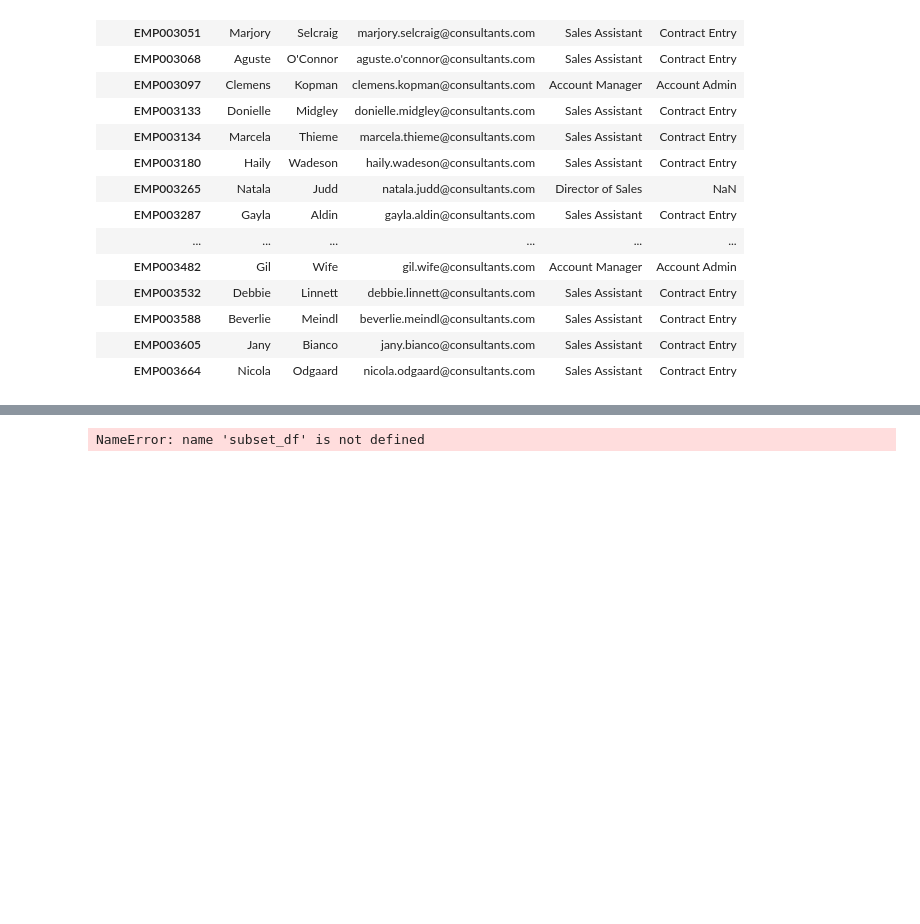
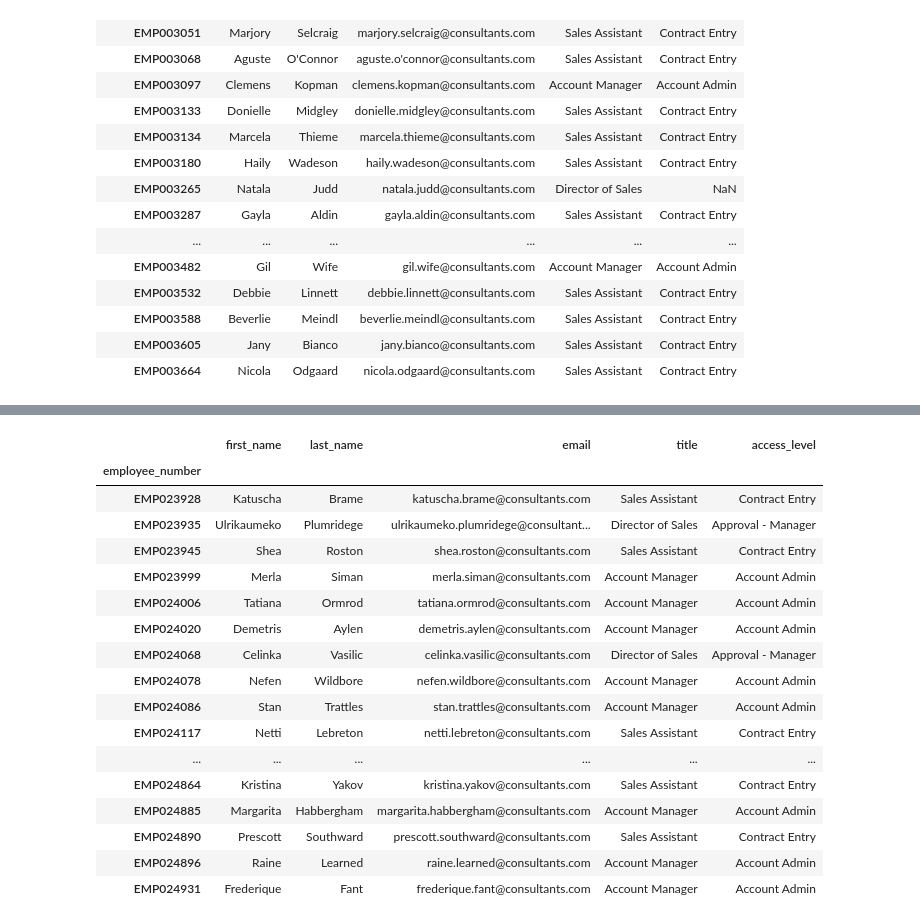
Before and after one commit to jn1063/User_access_logs, a Jupyter notebook: User Access Logs.ipynb, the cells around one changed output, grey strips where cells are left out. Drawn from its saved outputs; the diff is of its cells as text; code cells hidden in the pictures; blank space fills up the shorter version.

Commit message:
NaN fixed for all 3 level

```diff
--- a/User Access Logs.ipynb
+++ b/User Access Logs.ipynb
@@ -83,8 +98,28 @@ df_system_access
-# %%
-subset_df.loc[subset_df['title'] == 'Account Manager', 'access_level'] = 'Account Admin'
-subset_df.tail()
-# %% [output]
-NameError: name 'subset_df' is not defined
+# %%
+df.loc[df['title'] == 'Director of Sales', 'access_level'] = 'Approval - Manager'
+df.loc[df['title'] == 'Account Manager', 'access_level'] = 'Account Admin'
+df.loc[df['title'] == 'Sales Assistant', 'access_level'] = 'Contract Entry'
+
+df.tail(50)
+# %% [output]
+|  | first_name | last_name | email | title | access_level |
+| employee_number |  |  |  |  |  |
+| EMP023928 | Katuscha | Brame | katuscha.brame@consultants.com | Sales Assistant | Contract Entry |
+| EMP023935 | Ulrikaumeko | Plumridege | ulrikaumeko.plumridege@consultant... | Director of Sales | Approval - Manager |
+| EMP023945 | Shea | Roston | shea.roston@consultants.com | Sales Assistant | Contract Entry |
+| EMP023999 | Merla | Siman | merla.siman@consultants.com | Account Manager | Account Admin |
+| EMP024006 | Tatiana | Ormrod | tatiana.ormrod@consultants.com | Account Manager | Account Admin |
+| EMP024020 | Demetris | Aylen | demetris.aylen@consultants.com | Account Manager | Account Admin |
+| EMP024068 | Celinka | Vasilic | celinka.vasilic@consultants.com | Director of Sales | Approval - Manager |
+| EMP024078 | Nefen | Wildbore | nefen.wildbore@consultants.com | Account Manager | Account Admin |
+| EMP024086 | Stan | Trattles | stan.trattles@consultants.com | Account Manager | Account Admin |
+| EMP024117 | Netti | Lebreton | netti.lebreton@consultants.com | Sales Assistant | Contract Entry |
+| ... | ... | ... | ... | ... | ... |
+| EMP024864 | Kristina | Yakov | kristina.yakov@consultants.com | Sales Assistant | Contract Entry |
+| EMP024885 | Margarita | Habbergham | margarita.habbergham@consultants.com | Account Manager | Account Admin |
+| EMP024890 | Prescott | Southward | prescott.southward@consultants.com | Sales Assistant | Contract Entry |
+| EMP024896 | Raine | Learned | raine.learned@consultants.com | Account Manager | Account Admin |
+| EMP024931 | Frederique | Fant | frederique.fant@consultants.com | Account Manager | Account Admin |
 # %%
 ##https://github.com/bip-unh-python/jupyter_notebooks/blob/master/Week%204.ipynb
 ##https://github.com/ianstone-edu/consulting_analysis/blob/master/notebooks/Consulting%20Analysis.ipynb
```
Also changed, not shown: parts of 1 cell of this notebook.
